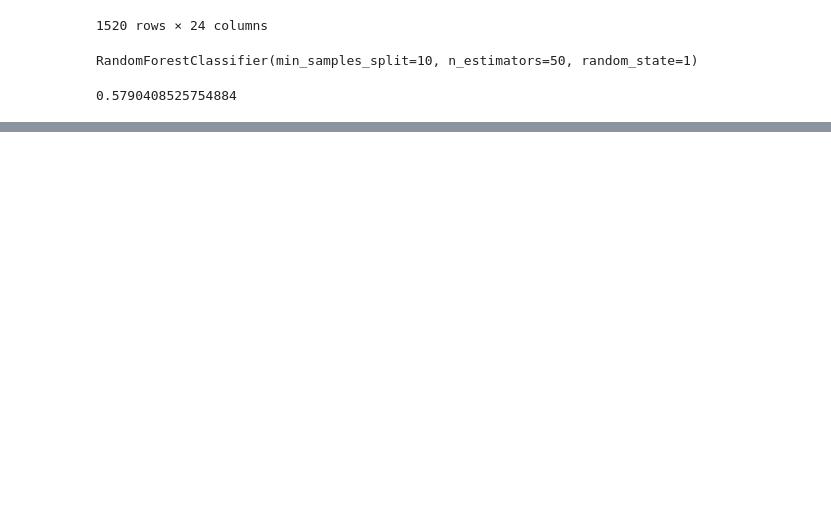
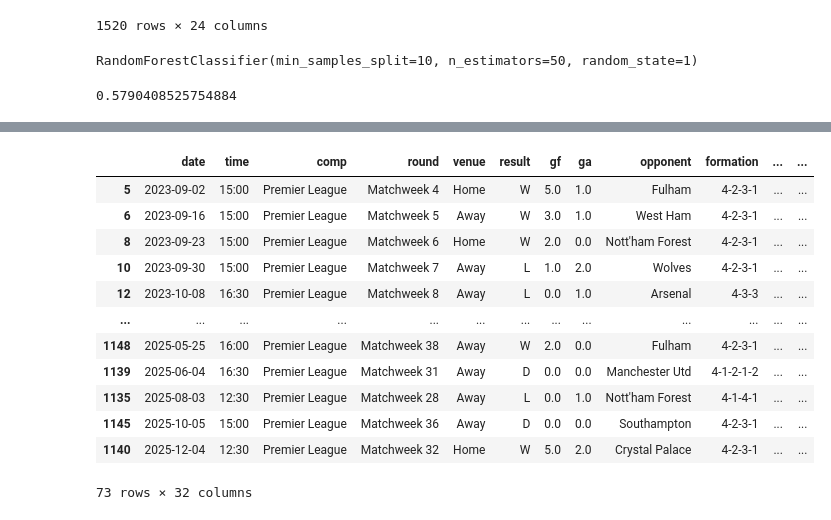
Before and after one commit to arifarman02/EPL-match-winner, a Jupyter notebook: prediction.ipynb, the cells around one changed output, grey strips where cells are left out. Saved outputs shown, nothing was run; the diff lists cells and outputs as text; code cells hidden in the pictures; blank space fills up the shorter version.

```diff
--- a/prediction.ipynb
+++ b/prediction.ipynb
@@ -210,0 +266,16 @@ acc
+# %%
+rolling_averages(group, cols, new_cols)
+# %% [output]
+|  | date | time | comp | round | venue | result | gf | ga | opponent | formation | ... | ... |
+| 5 | 2023-09-02 | 15:00 | Premier League | Matchweek 4 | Home | W | 5.0 | 1.0 | Fulham | 4-2-3-1 | ... | ... |
+| 6 | 2023-09-16 | 15:00 | Premier League | Matchweek 5 | Away | W | 3.0 | 1.0 | West Ham | 4-2-3-1 | ... | ... |
+| 8 | 2023-09-23 | 15:00 | Premier League | Matchweek 6 | Home | W | 2.0 | 0.0 | Nott'ham Forest | 4-2-3-1 | ... | ... |
+| 10 | 2023-09-30 | 15:00 | Premier League | Matchweek 7 | Away | L | 1.0 | 2.0 | Wolves | 4-2-3-1 | ... | ... |
+| 12 | 2023-10-08 | 16:30 | Premier League | Matchweek 8 | Away | L | 0.0 | 1.0 | Arsenal | 4-3-3 | ... | ... |
+| ... | ... | ... | ... | ... | ... | ... | ... | ... | ... | ... | ... | ... |
+| 1148 | 2025-05-25 | 16:00 | Premier League | Matchweek 38 | Away | W | 2.0 | 0.0 | Fulham | 4-2-3-1 | ... | ... |
+| 1139 | 2025-06-04 | 16:30 | Premier League | Matchweek 31 | Away | D | 0.0 | 0.0 | Manchester Utd | 4-1-2-1-2 | ... | ... |
+| 1135 | 2025-08-03 | 12:30 | Premier League | Matchweek 28 | Away | L | 0.0 | 1.0 | Nott'ham Forest | 4-1-4-1 | ... | ... |
+| 1145 | 2025-10-05 | 15:00 | Premier League | Matchweek 36 | Away | D | 0.0 | 0.0 | Southampton | 4-2-3-1 | ... | ... |
+| 1140 | 2025-12-04 | 12:30 | Premier League | Matchweek 32 | Home | W | 5.0 | 2.0 | Crystal Palace | 4-2-3-1 | ... | ... |
+73 rows × 32 columns
```
Also changed, not shown: parts of 13 cells of this notebook.
